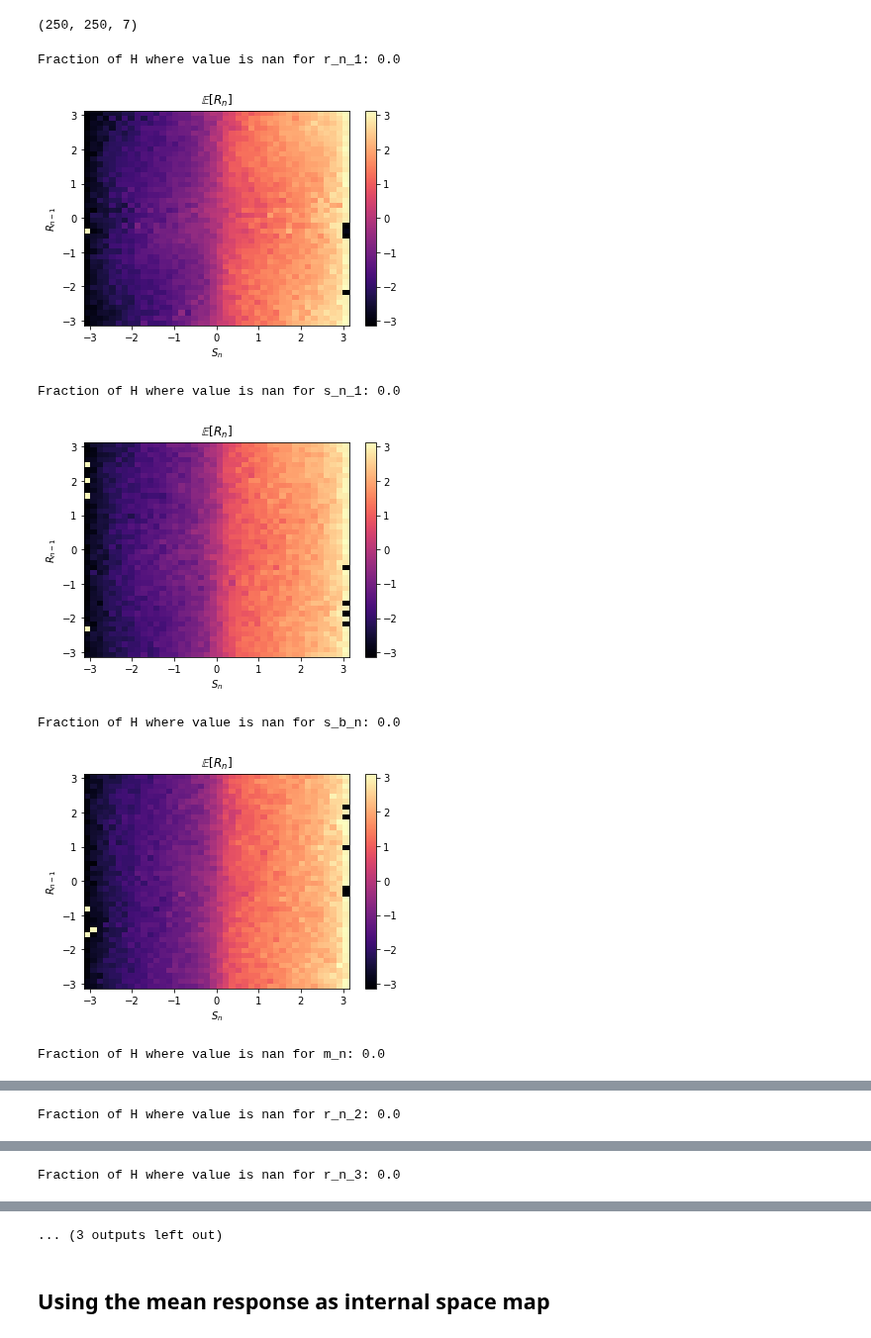
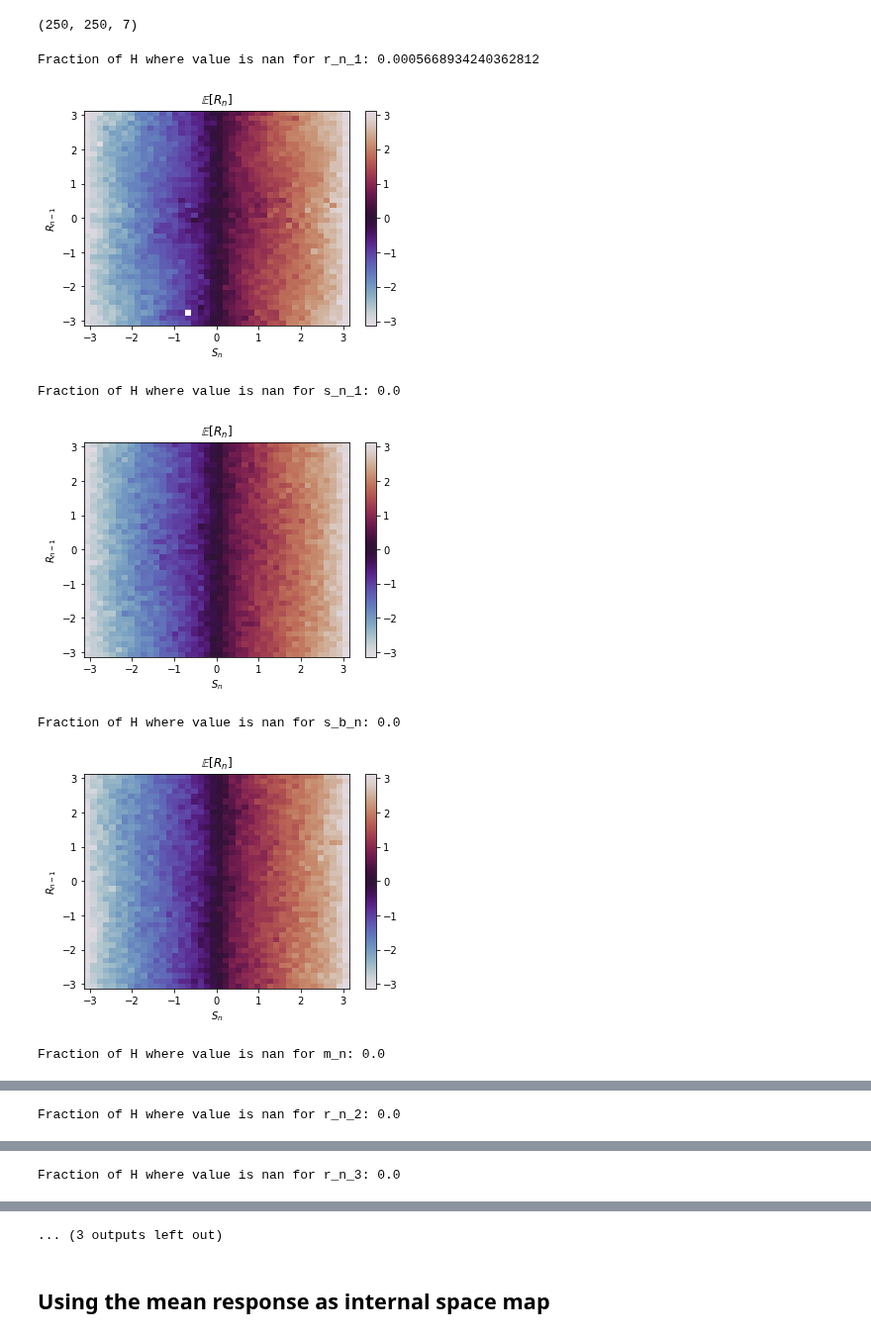
Before and after one commit to ak47na/multisensory_causal_inference, a Jupyter notebook: serial_dependence.ipynb, the cells around one changed output, grey strips where cells are left out. Shown at 99% size. Saved outputs shown, nothing was run; the diff lists cells and outputs as text; code cells hidden in the pictures.

```diff
--- a/serial_dependence.ipynb
+++ b/serial_dependence.ipynb
@@ -49,7 +52,7 @@ plt.hist(np.rad2deg(utils.circular_dist(Peter_gam_data['s_n'], Peter_gam_data['r
 plt.xlabel('circular distance (degrees)')
 plt.ylabel('log count')
 plt.show()
-filtered_gam_data = utils.get_filtered_gam(Peter_gam_data, max_circ_dist=np.pi/2)
+filtered_gam_data = utils.get_filtered_gam(Peter_gam_data, max_circ_dist=np.pi/4)
 plt.hist(np.rad2deg(utils.circular_dist(filtered_gam_data['reg_dict']['s_n'], filtered_gam_data['reg_dict']['r_n'])), bins=51,
          density=False, alpha=0.5, label='circular distance between s_n and r_n',
          log=True, color='blue', edgecolor='black')
@@ -119,45 +122,45 @@ Peter_gam_data["full_pdf_mat"].shape
 (250, 250, 7)
 # %%
 reg_keys = ['r_n_1', 's_n_1', 's_b_n', 'm_n', 'r_n_2', 'r_n_3', 'r_n_4']
-binning = 42
+binning = 41
 gam_data['full_pdf_mat'] = np.zeros((binning, binning, len(reg_keys)))
 # %%
 # TODO: For matching Peter's binsize, the histogram has 70% nan values; Fill missing values using linear interp,
 # Gaussian smooting or circular-distance transforms (i.e. nearest non-nan cell). For now, use coarse binning.
 circmean_mpi_pi = lambda x: circmean(x, high=np.pi, low=-np.pi)
 for reg_idx, reg_key in enumerate(reg_keys):
        H, xedges, yedges, binnumber = binned_statistic_2d(y=gam_data['reg_dict'][reg_key],
                                                           x=gam_data['reg_dict']['s_n'],
                                                         values=gam_data['reg_dict']['r_n'],
                                                  statistic=circmean_mpi_pi, bins=binning, expand_binnumbers=True)
        XX, YY = np.meshgrid(xedges, yedges)
        gam_data['full_pdf_mat'][:, :, reg_idx] = H.T
        print(f'Fraction of H where value is nan for {reg_key}: {np.sum(np.isnan(H)) / H.size}')
 
-       plt.pcolormesh(XX,YY,H.T,cmap='magma')#,vmin=-0.4,vmax=0.4)
+       plt.pcolormesh(XX,YY,H.T,cmap='twilight')#,vmin=-0.4,vmax=0.4)
        plt.colorbar()
        plt.xlabel('$S_{n}$')
        plt.ylabel('$R_{n-1}$')
        plt.title('$\mathbb{E}[R_{n}]$')
        plt.show()
        #import pdb; pdb.set_trace()
        assert np.allclose(xedges, yedges, atol=np.deg2rad(.1)), f"{xedges}, {yedges}"
        assert np.allclose(xedges, np.linspace(-np.pi, np.pi, num=len(xedges)), atol=np.deg2rad(.1))
 
 _, xedges_250, yedges_250, _ = binned_statistic_2d(y=gam_data['reg_dict']['r_n'][:-1], x=gam_data['reg_dict']['s_n'][1:],
                                                    values=gam_data['reg_dict']['r_n'][1:],
                                             statistic=circmean_mpi_pi, bins=250, expand_binnumbers=True)
-plt.pcolormesh(*np.meshgrid(xedges_250, yedges_250),Peter_gam_data['full_pdf_mat'][:, :, 0],cmap='magma')
+plt.pcolormesh(*np.meshgrid(xedges_250, yedges_250),Peter_gam_data['full_pdf_mat'][:, :, 0],cmap='twilight')
 plt.colorbar()
 plt.xlabel('$S_{n}$')
 plt.ylabel('$R_{n-1}$')
 plt.title('$\mathbb{E}[R_{n}]$')
 plt.show()
 # %% [output]
-Fraction of H where value is nan for r_n_1: 0.0
+Fraction of H where value is nan for r_n_1: 0.0005668934240362812
-[figure, old version]
+[figure, new version]
 Fraction of H where value is nan for s_n_1: 0.0
-[figure, old version]
+[figure, new version]
 Fraction of H where value is nan for s_b_n: 0.0
-[figure, old version]
+[figure, new version]
 Fraction of H where value is nan for m_n: 0.0
```
Also changed, not shown: parts of 8 cells of this notebook, 1 other file.
